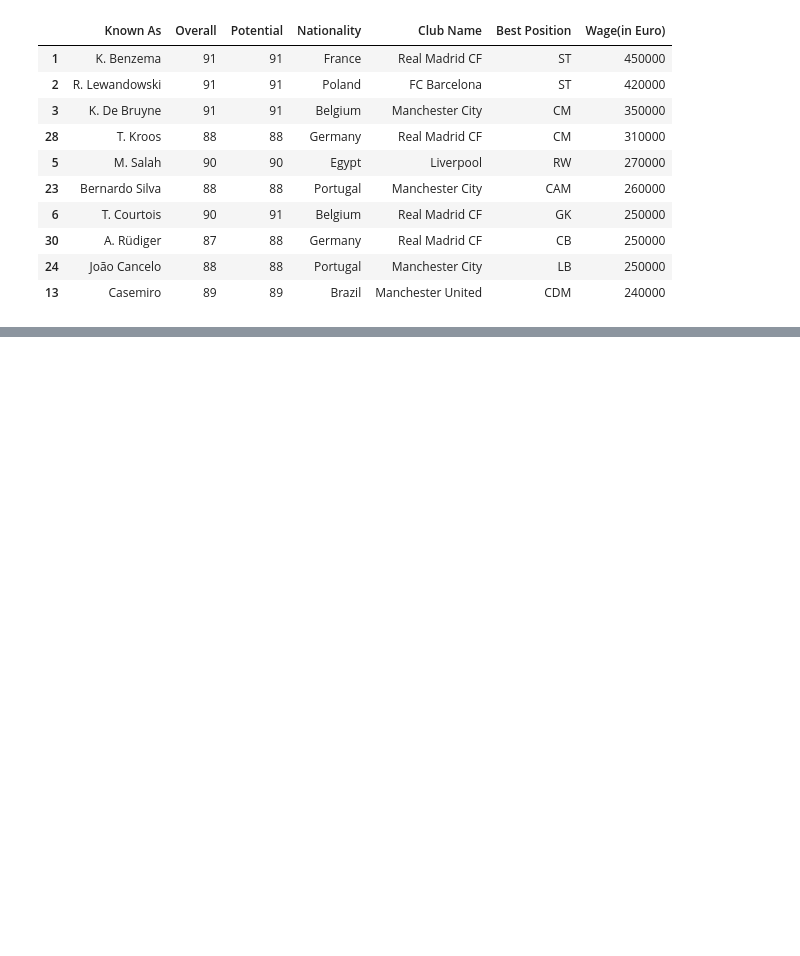
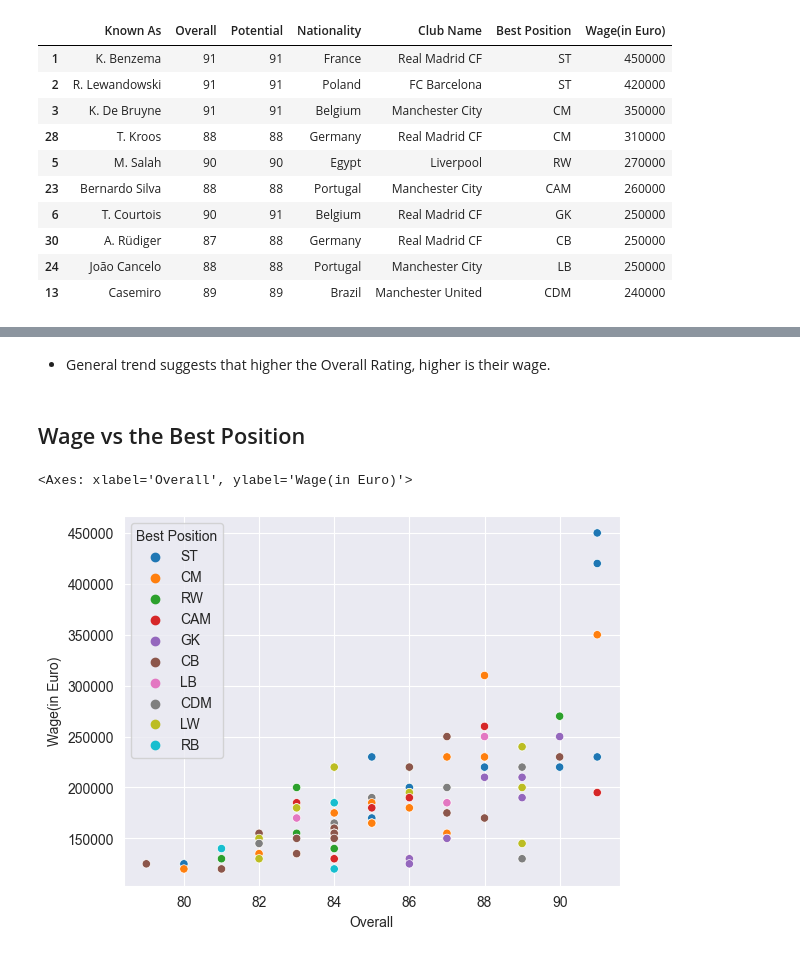
Before and after one commit to vanshuwjoshi/FIFA23-Data-Analysis, a Jupyter notebook: FIFA23-Players-EDA.ipynb, the cells around one changed output, grey strips where cells are left out. Saved outputs shown, nothing was run; the diff lists cells and outputs as text; code cells hidden in the pictures; blank space fills up the shorter version.

```diff
--- a/FIFA23-Players-EDA.ipynb
+++ b/FIFA23-Players-EDA.ipynb
@@ -295,0 +341,13 @@ df[["Known As", "Overall", "Potential", "Nationality", "Club Name", "Best Positi
+# %% [markdown]
+- General trend suggests that higher the Overall Rating, higher is their wage.
+# %% [markdown]
+## Wage vs the Best Position
+# %%
+sns.scatterplot(
+    x=top_100_earners["Overall"],
+    y=top_100_earners["Wage(in Euro)"],
+    hue=top_100_earners["Best Position"],
+)
+# %% [output]
+<Axes: xlabel='Overall', ylabel='Wage(in Euro)'>
+[figure, added]
```
Also changed, not shown: parts of 31 cells of this notebook.
